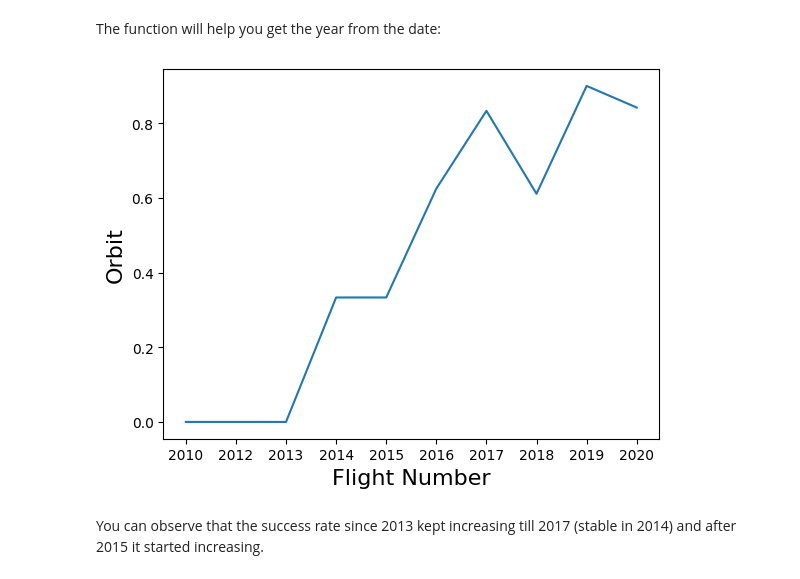
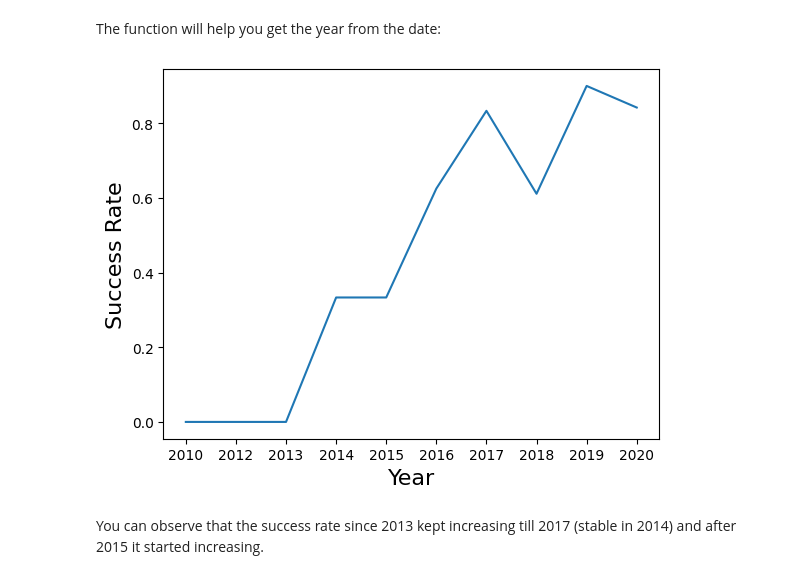
Before and after one commit to marcusfaustino/IBM-Data-Science, a Jupyter notebook: 10-Applied_Data_Science_Capstone/Module_2_Exploratory_Data_Analysis_(EDA)/2_Complete_the_EDA_with_Visualization.ipynb, the cells around one changed output. Cells and saved outputs as stored; diff of their text form; code cells hidden in the pictures.

```diff
--- a/10-Applied_Data_Science_Capstone/Module_2_Exploratory_Data_Analysis_(EDA)/2_Complete_the_EDA_with_Visualization.ipynb
+++ b/10-Applied_Data_Science_Capstone/Module_2_Exploratory_Data_Analysis_(EDA)/2_Complete_the_EDA_with_Visualization.ipynb
@@ -176,15 +176,15 @@ def Extract_year(df):
 # %%
 # Plot a line chart with x axis to be the extracted year and y axis to be the success rate
 df['Year'] = df.apply(lambda x: x.Date.split("-")[0], axis=1)
 df_ysr = df.groupby(['Year']).Class.mean().reset_index()
 df_ysr.columns = ['Year', 'Success Rate']
 
 sns.lineplot(data=df_ysr, x='Year', y='Success Rate')
-plt.xlabel('Flight Number', fontsize=16)
-plt.ylabel('Orbit', fontsize=16)
+plt.xlabel('Year', fontsize=16)
+plt.ylabel('Success Rate', fontsize=16)
 plt.show()
 # %% [output]
-[figure, old version]
+[figure, new version]
 # %% [markdown]
 You can observe that the success rate since 2013 kept increasing till 2017 (stable in 2014) and after 2015 it started increasing.
 # %% [markdown]
```
Also changed, not shown: parts of 4 cells of this notebook, 2 other files.
